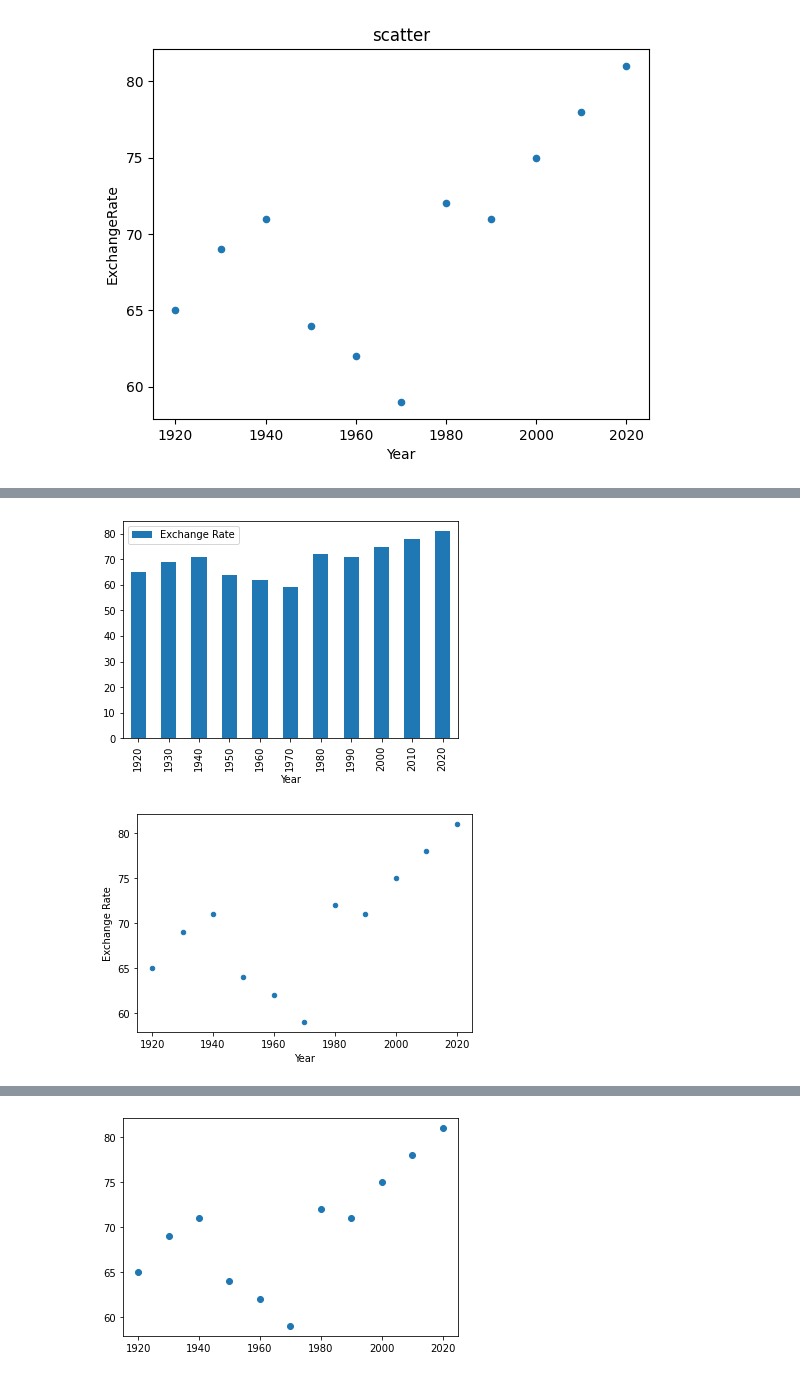
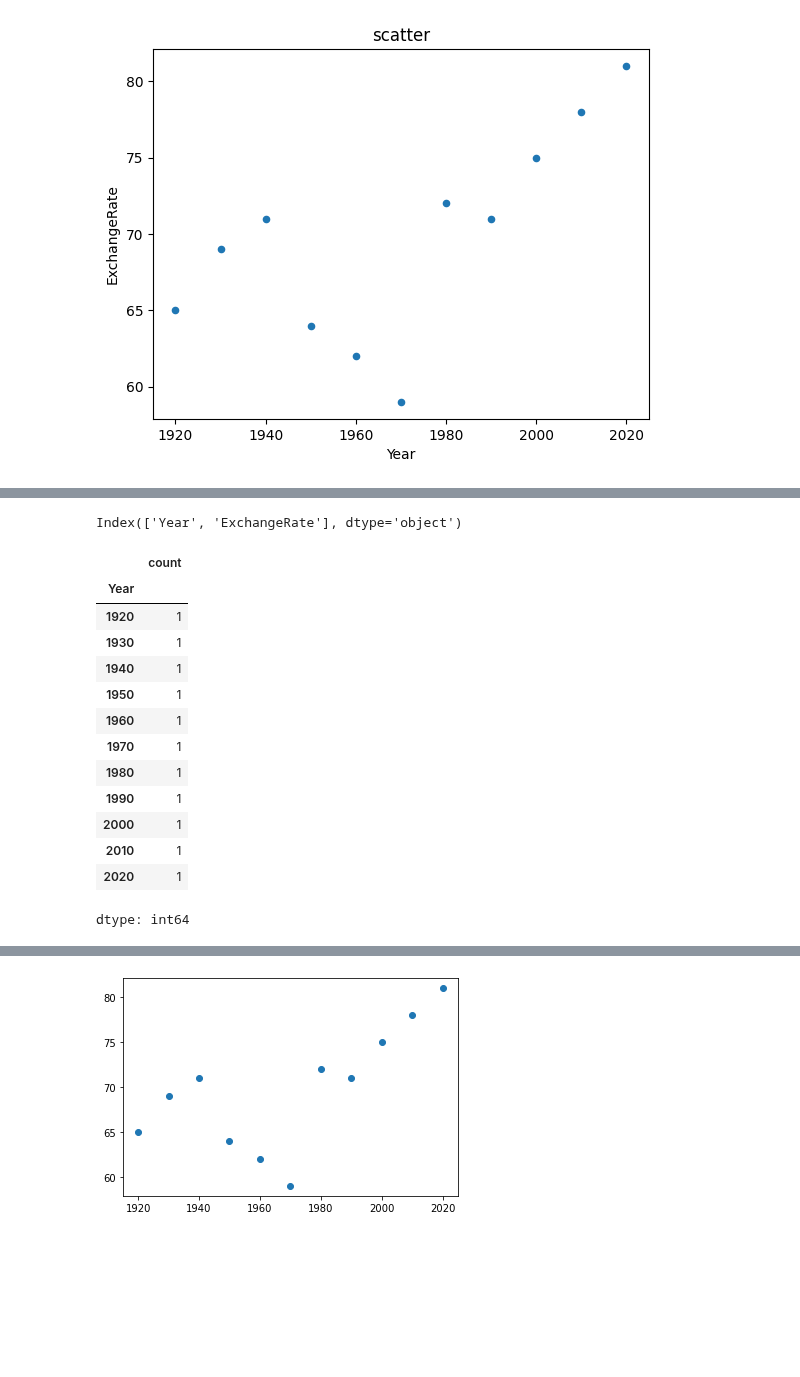
Before and after one commit to cyberslackk/python, a Jupyter notebook: Matplotlib-TL.ipynb, the cells around one changed output, grey strips where cells are left out. Cells and saved outputs as stored; diff of their text form; code cells hidden in the pictures; blank space fills up the shorter version.

```diff
--- a/Matplotlib-TL.ipynb
+++ b/Matplotlib-TL.ipynb
@@ -177,18 +134,19 @@ plt.show()
-# %%
-Data = {'Year': [1920,1930,1940,1950,1960,1970,1980,1990,2000, 2010, 2020],
-       'Exchange Rate': [65, 69, 71, 64, 62, 59, 72, 71, 75, 78, 81]}
-
-df = pd.DataFrame(Data, columns = ['Year', 'Exchange Rate'])
-df.plot(x = 'Year', y = 'Exchange Rate', kind = 'bar')
-plt.show()
-# %% [output]
-[figure, removed]
-# %%
-Data = {'Year': [1920,1930,1940,1950,1960,1970,1980,1990,2000, 2010, 2020],
-       'Exchange Rate': [65, 69, 71, 64, 62, 59, 72, 71, 75, 78, 81]}
-
-df = pd.DataFrame(Data, columns = ['Year', 'Exchange Rate'])
-df.plot(x = 'Year', y = 'Exchange Rate', kind = 'scatter')
-plt.show()
-# %% [output]
-[figure, removed]
+# %%
+print(df.columns)
+df['Year'].sort_values().value_counts()
+# %% [output]
+Index(['Year', 'ExchangeRate'], dtype='object')
+|  | count |
+| Year |  |
+| 1920 | 1 |
+| 1930 | 1 |
+| 1940 | 1 |
+| 1950 | 1 |
+| 1960 | 1 |
+| 1970 | 1 |
+| 1980 | 1 |
+| 1990 | 1 |
+| 2000 | 1 |
+| 2010 | 1 |
+| 2020 | 1 |
+dtype: int64
```
Also changed, not shown: parts of 23 cells of this notebook.
